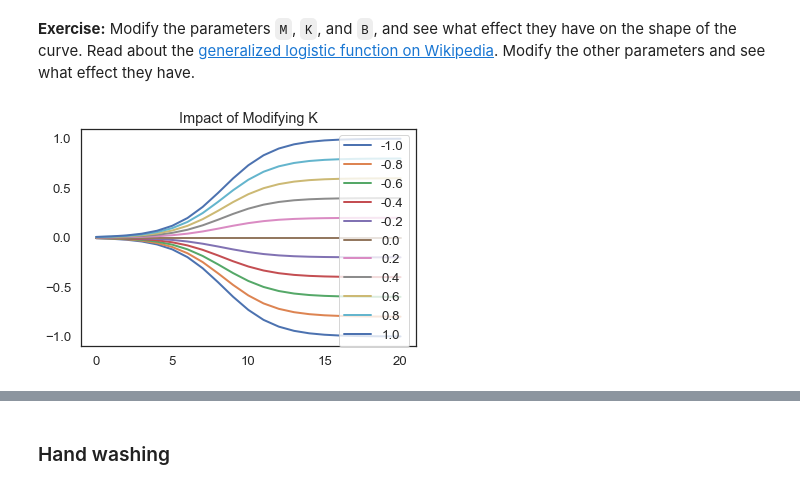
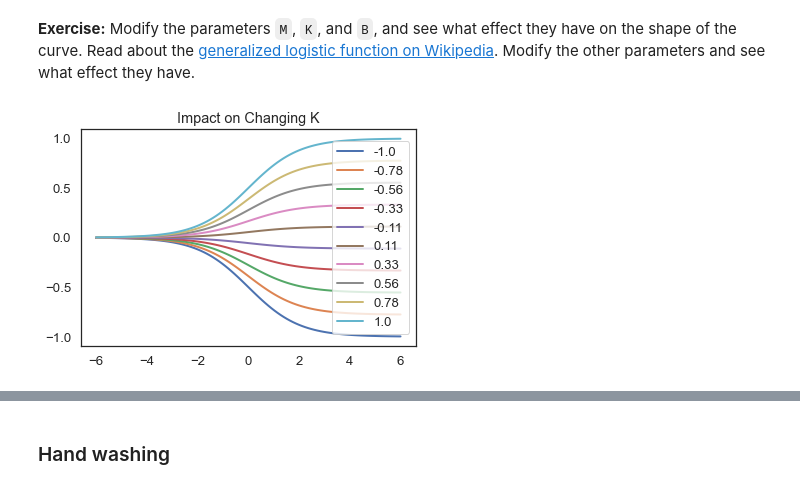
Before and after one commit to shahneilp/604-, a Jupyter notebook: HW/chap12-NeilShah.ipynb, the cells around one changed output, grey strips where cells are left out. Cells and saved outputs as stored; diff of their text form; code cells hidden in the pictures.

```diff
--- a/HW/chap12-NeilShah.ipynb
+++ b/HW/chap12-NeilShah.ipynb
@@ -363,10 +359,11 @@ decorate(xlabel='Hand-washing campaign spending (USD)',
 # %% [markdown]
 **Exercise:** Modify the parameters `M`, `K`, and `B`, and see what effect they have on the shape of the curve.  Read about the [generalized logistic function on Wikipedia](https://en.wikipedia.org/wiki/Generalised_logistic_function).  Modify the other parameters and see what effect they have.
 # %%
-#Modify K
-for i in linspace(-1,1,11):
-    plot(logistic(spending,M=500, K=i, B=0.01),label=round(i,2))
-    plt.title('Impact of Modifying K')
+#Modify K--controls the assymptotic bounds for x-> infinity. converges to y=0 as x-> neg infinity
+x=linspace(-6,6,100)
+for i in linspace(-1,1,10):
+    plot(x,logistic(x,K=i),label=round(i,2))
+    plt.title('Impact on Changing K')
     plt.legend()
 # %% [output]
-[figure, old version]
+[figure, new version]
```
Also changed, not shown: parts of 15 cells of this notebook.
